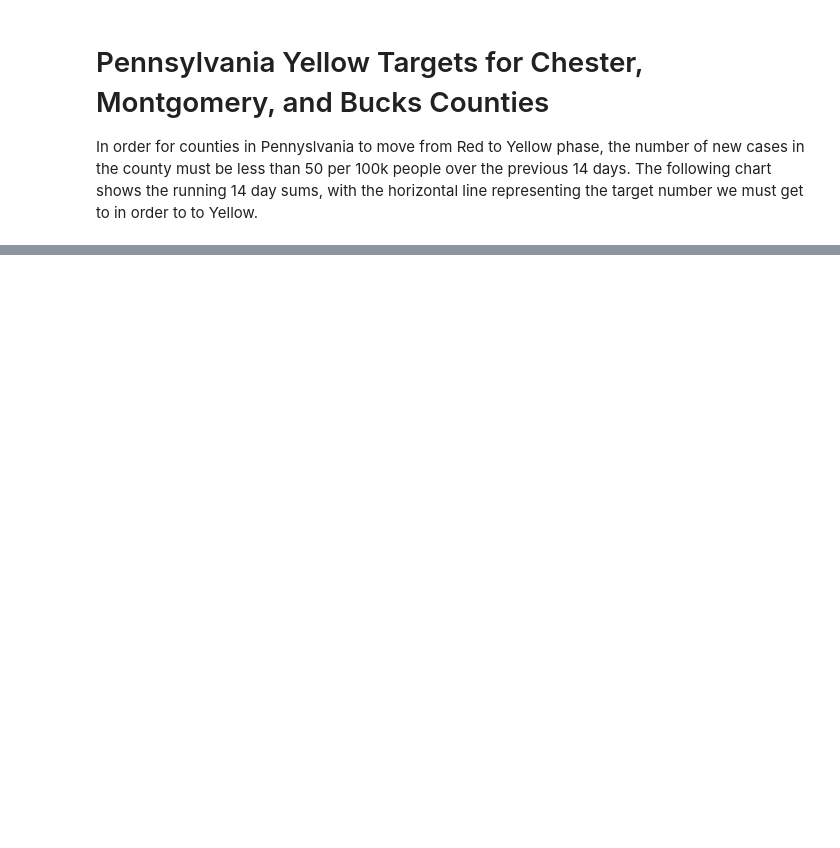
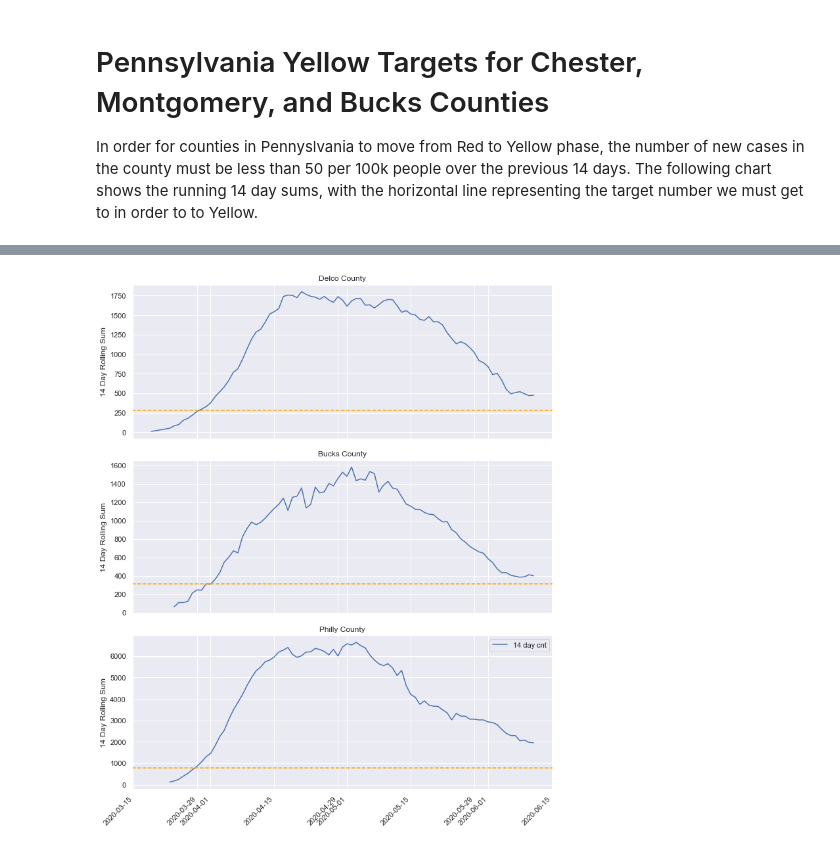
Before and after one commit to FryDerm/covid, a Jupyter notebook: data analysis.ipynb, the cells around one changed output, grey strips where cells are left out. Cells and saved outputs as stored; diff of their text form; code cells hidden in the pictures; blank space fills up the shorter version.

```diff
--- a/data analysis.ipynb
+++ b/data analysis.ipynb
@@ -224,6 +223,15 @@ df_montgomery['14 day cnt'] = df_montgomery['new cases'].rolling(window=14).sum(
 
 df_berks = df_counties[(df_counties['county'] == 'Berks') & (df_counties['state'] == 'Pennsylvania')].sort_values('date')
 df_berks['14 day cnt'] = df_berks['new cases'].rolling(window=14).sum()
+# %%
+df_delco = df_counties[(df_counties['county'] == 'Delaware') & (df_counties['state'] == 'Pennsylvania')].sort_values('date')
+df_delco['14 day cnt'] = df_delco['new cases'].rolling(window=14).sum().dropna()
+
+df_philly = df_counties[(df_counties['county'] == 'Philadelphia') & (df_counties['state'] == 'Pennsylvania')].sort_values('date')
+df_philly['14 day cnt'] = df_philly['new cases'].rolling(window=14).sum().dropna()
+
+df_bucks = df_counties[(df_counties['county'] == 'Bucks') & (df_counties['state'] == 'Pennsylvania')].sort_values('date')
+df_bucks['14 day cnt'] = df_bucks['new cases'].rolling(window=14).sum().dropna()
 # %%
 plt.figure(figsize=(10,12))
 
@@ -257,3 +265,33 @@ plt.tight_layout()
+# %%
+plt.figure(figsize=(10,12))
+
+ax1 = plt.subplot(311)
+plt.plot(df_delco['date'], df_delco['14 day cnt'])
+ax1.axhline(283, ls='--', color='orange')
+ax1.set_title('Delco County')
+ax1.set_ylabel('14 Day Rolling Sum')
+
+ax2 = plt.subplot(312, sharex=ax1)
+plt.plot(df_bucks['date'], df_bucks['14 day cnt'])
+ax2.axhline(314, ls='--', color='orange')
+ax2.set_title('Bucks County')
+ax2.set_ylabel('14 Day Rolling Sum')
+
+ax3 = plt.subplot(313, sharex=ax1)
+plt.plot(df_philly['date'], df_philly['14 day cnt'])
+ax3.axhline(792, ls='--', color='orange')
+ax3.set_title('Philly County')
+ax3.set_ylabel('14 Day Rolling Sum')
+
+plt.setp(ax1.get_xticklabels(), visible=False)
+plt.setp(ax2.get_xticklabels(), visible=False)
+plt.setp(ax3.get_xticklabels(), rotation=45, horizontalalignment='right')
+
+plt.legend()
+#plt.title("Chester Country 14 Moving Sum of New Cases")
+plt.tight_layout()
+# %% [output]
+[figure, added]
 # %%
 df_chester.sort_values('date', ascending=False).head(14)
 # %% [output]
```
Also changed, not shown: parts of 15 cells of this notebook.
